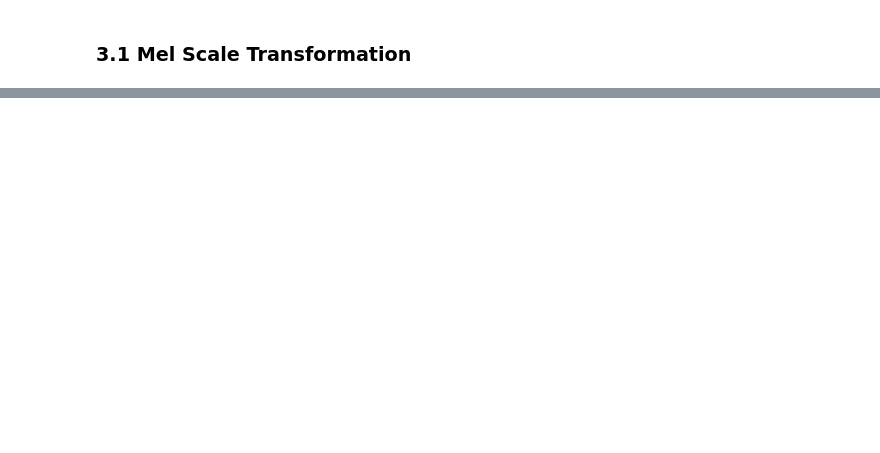
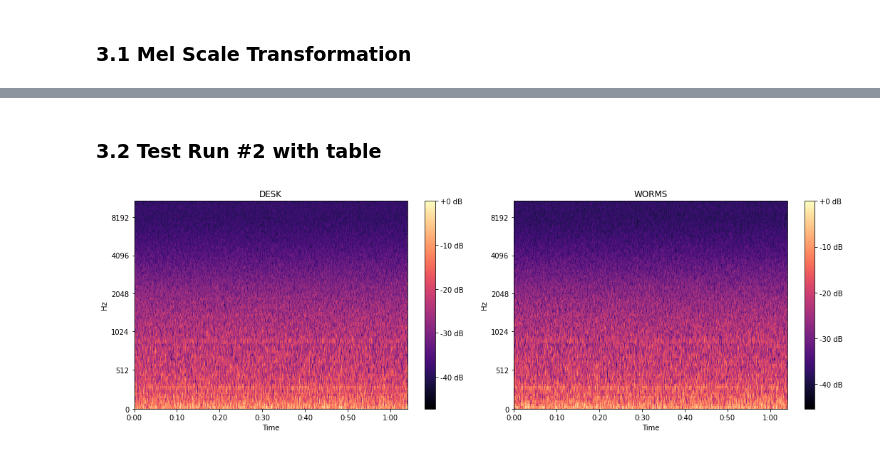
Before and after one commit to lukaschoebel/bed, a Jupyter notebook: notebooks/playground.ipynb, the cells around one changed output, grey strips where cells are left out. Saved outputs shown, nothing was run; the diff lists cells and outputs as text; code cells hidden in the pictures; blank space fills up the shorter version.

```diff
--- a/notebooks/playground.ipynb
+++ b/notebooks/playground.ipynb
@@ -109,0 +137,20 @@ nou.compare_diagrams(
+# %% [markdown]
+### 3.2 Test Run #2 with table
+# %%
+desk_p = '../data/Magnet_to_big_nail_desk.wav'
+worm_p = '../data/Magnet_to_big_nail_worms.wav'
+
+desk_samples, desk_sr = librosa.load(desk_p, sr=None, mono=True, offset=0.0, duration=None)
+worms_samples, worms_sr = librosa.load(worm_p, sr=None, mono=True, offset=0.0, duration=None)
+
+nou.compare_diagrams(
+    nou.plot_mel,
+    sample_1=desk_samples,
+    sr_1=desk_sr,
+    title_1="DESK",
+    sample_2=worms_samples,
+    sr_2=worms_sr,
+    title_2="WORMS"
+)
+# %% [output]
+[figure, added]
```
Also changed, not shown: parts of 8 cells of this notebook, 5 other files.
